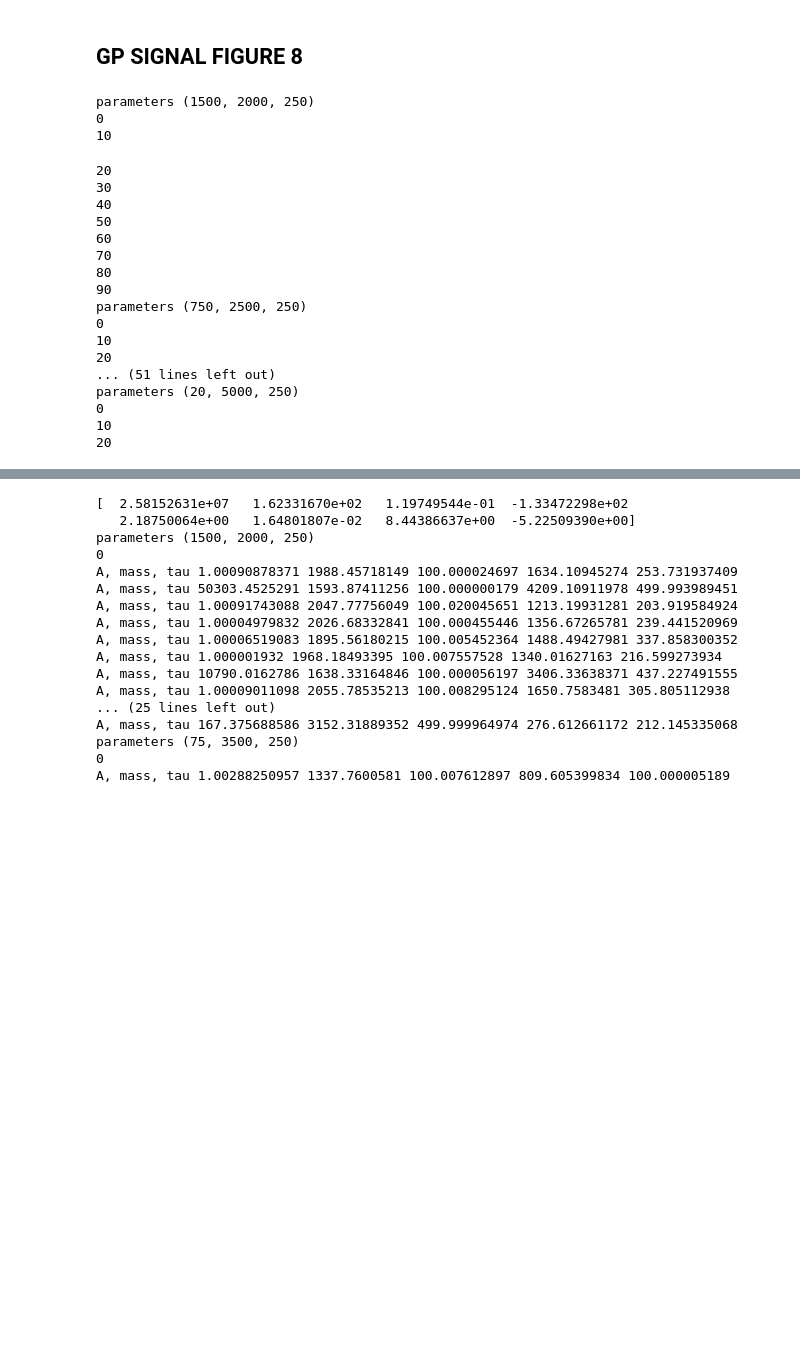
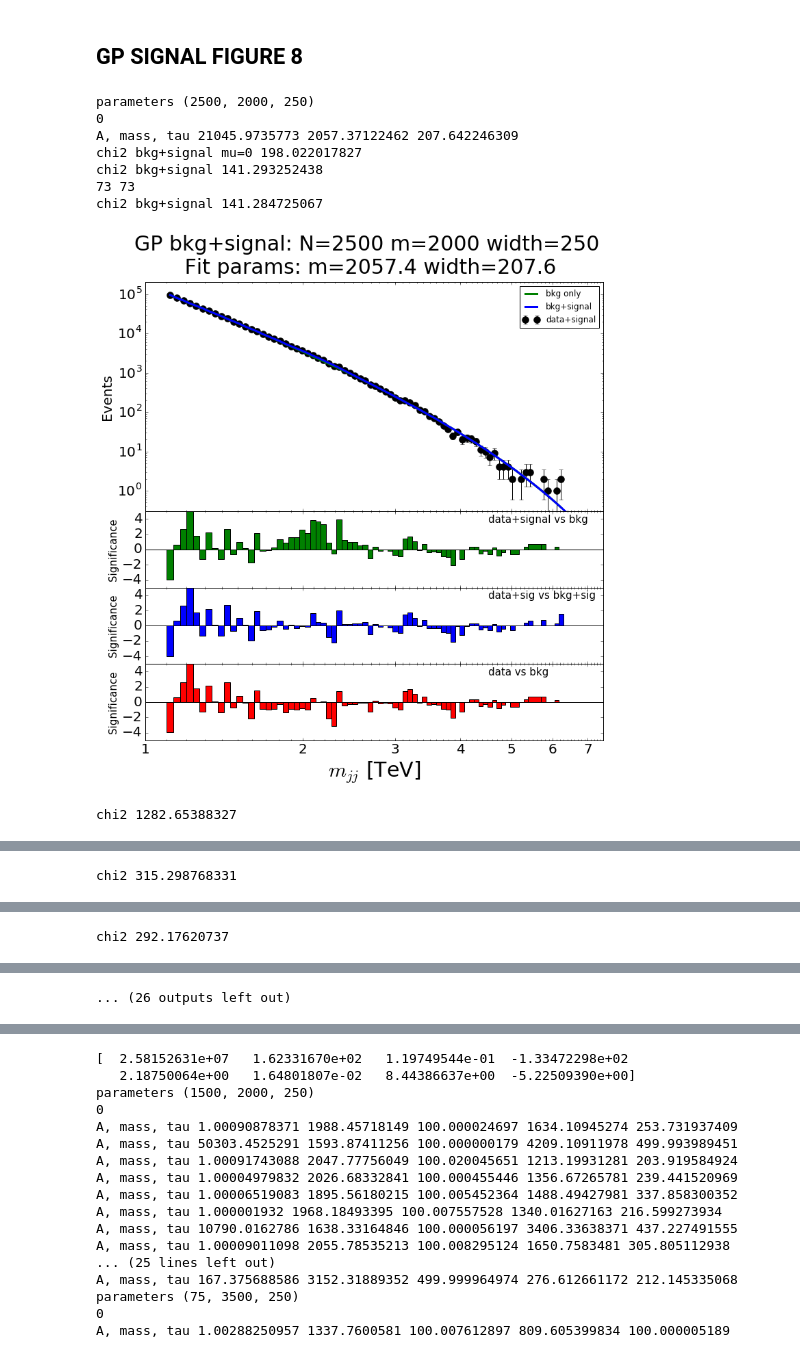
Before and after one commit to mfrate28/GP_Paper, a Jupyter notebook: GP-Signal.ipynb, the cells around one changed output, grey strips where cells are left out. Saved outputs shown, nothing was run; the diff lists cells and outputs as text; code cells hidden in the pictures; blank space fills up the shorter version.

```diff
--- a/GP-Signal.ipynb
+++ b/GP-Signal.ipynb
@@ -143,16 +152,18 @@ def makePrettyPlots_sb(xs_long, xs_short, ys_long, ys_short, yd_short, bkgs, bkg
     #print h1[:]
     rplt.bar(h1, xerr=None, yerr=None, axes=ax2)
     ax2.axhline(0, color='black', lw=1)
-    ax2.set_ylabel('Significance', fontsize=20)
+    ax2.set_ylabel('Significance', fontsize=15)
     ax2.set_xscale('log')
     ax2.tick_params(axis='y', labelsize=20)
     ax2.set_xlim([1000, 7500])
     ax2.set_ylim([-5, 5])
+    ax2.annotate("data+signal vs bkg",(4520,3.5), fontsize=15)
+
     #ax2.set_ylim([-2, 8])
 
     zvals_2, chi2_2 = calcSignificance(ys_long, bkgsigs)
     print "chi2 bkg+signal", chi2_2
-    h2 = Hist(xlowO,markersize=0)
+    h2 = Hist(list(xlowO),markersize=0)
     for x in range(len(zvals_2)):
         if zvals_2[x] == np.inf or zvals_2[x] == -np.inf: h2[x] = 20
         else: h2[x] = zvals_2[x]
@@ -164,12 +175,13 @@ def makePrettyPlots_sb(xs_long, xs_short, ys_long, ys_short, yd_short, bkgs, bkg
     rplt.bar(h2, xerr=None, yerr=None, axes=ax3)
     ax3.axhline(0, color='black', lw=1)
     ax3.set_xlabel(r"$m_{jj}$ [TeV]", fontsize=30)
-    ax3.set_ylabel('Significance', fontsize=20)
+    ax3.set_ylabel('Significance', fontsize=15)
     ax3.set_xscale('log')
     ax3.tick_params(axis='y', labelsize=20)
     ax3.tick_params(axis='x', labelsize=20)
     ax3.set_ylim([-5, 5])
     ax3.set_xlim([1000, 7500])
+    ax3.annotate("data+sig vs bkg+sig",(4520,3.5), fontsize=15)
 
     print len(yd_short), len(bkgs)
     zvals_3, chi2_3 = calcSignificance(yd_short, bkgs)
@@ -186,12 +198,13 @@ def makePrettyPlots_sb(xs_long, xs_short, ys_long, ys_short, yd_short, bkgs, bkg
     rplt.bar(h3, xerr=None, yerr=None, axes=ax4)
     ax4.axhline(0, color='black', lw=1)
     ax4.set_xlabel(r"$m_{jj}$ [TeV]", fontsize=30)
-    ax4.set_ylabel('Significance', fontsize=20)
+    ax4.set_ylabel('Significance', fontsize=15)
     ax4.set_xscale('log')
     ax4.tick_params(axis='y', labelsize=20)
     ax4.tick_params(axis='x', labelsize=20)
     ax4.set_ylim([-5, 5])
     ax4.set_xlim([1000, 7500])
+    ax4.annotate("data vs bkg",(4520,3.5), fontsize=15)
 
     ax4.set_xticks([1000, 2000, 3000, 4000, 5000, 6000, 7000])
     ax4.get_xaxis().set_major_formatter(matplotlib.ticker.ScalarFormatter())
@@ -207,8 +220,8 @@ def makePrettyPlots_sb(xs_long, xs_short, ys_long, ys_short, yd_short, bkgs, bkg
 def makePrettyPlots_signalOnly(xs, ys, bkgs, title, ymax = 2e5):
     f, (ax1, ax2) = plt.subplots(2, sharex=True, figsize=(12,12), gridspec_kw = {'height_ratios':[3, 1]})
     f.suptitle(title, fontsize=30)
-    dataPlot = ax1.errorbar(xs, ys, marker='o', ls='None', yerr = np.sqrt(ys), c='black', markersize=10, label="data+signal")
-    bkgPlot, =ax1.plot(xs, bkgs, color='g', linewidth=3.0, label="bkg only")
+    dataPlot = ax1.errorbar(xs, ys, marker='o', ls='None', yerr = np.sqrt(ys), c='black', markersize=10, label="injected signal")
+    bkgPlot, =ax1.plot(xs, bkgs, color='g', linewidth=3.0, label="signal fit")
     ax1.legend()
     ax1.set_ylabel('Events', fontsize=20)
     ax1.tick_params(axis='y', labelsize=20)
@@ -221,7 +234,7 @@ def makePrettyPlots_signalOnly(xs, ys, bkgs, title, ymax = 2e5):
     #bin by bin significance
     zvals, chi2 = calcSignificance(ys, bkgs)
     print "chi2", chi2
-    h1 = Hist(xlowO,markersize=0)
+    h1 = Hist(list(xlowO),markersize=0)
     for x in range(len(zvals)):
         if zvals[x] == np.inf or zvals[x] == -np.inf: h1[x] = 20
         else: h1[x] = zvals[x]
@@ -315,6 +328,7 @@ chi_GP_sb={}
 aa={}
 mm={}
 ww={}
+#standardParamSets = [(75, 3500, 250)]
 for pSet in standardParamSets:
     n, m, w = pSet
     print "parameters", pSet
@@ -325,16 +339,23 @@ for pSet in standardParamSets:
     aa[m]=[]
     mm[m]=[]
     ww[m]=[]
-    for itoy, toy in enumerate(toyList[:100]):
-        if itoy%10 ==0: print itoy
+    for itoy, toy in enumerate(toyList[:10]):
+        if itoy%100 ==0: print itoy
 
         ytoy, xtoy, xtoyerr = removeZeros(toy)
         xtoylow = list(xtoy-xtoyerr/2.)
 
-        signalTemplate = sigToys[()][m][itoy]
+
+        signalTemplate = sig_model(xtoy, n, m, w, xtoyerr)
+        signalTemplate = np.random.poisson(np.around(signalTemplate))
+
+        signalTemplateO = sig_model(xvalO, n, m, w, xerrO)
+        signalTemplateO = np.random.poisson(np.around(signalTemplateO))
+
+        #signalTemplate = sigToys[()][m][itoy]
         ydata = ytoy + signalTemplate
 
-        signalTemplateO = sigToysO[()][m][itoy]
+        #signalTemplateO = sigToysO[()][m][itoy]
         ydataO = toy + signalTemplateO
 
 
@@ -349,56 +370,46 @@ for pSet in standardParamSets:
         aa[m].append(A)
         mm[m].append(mass)
         ww[m].append(tau)
-        #print "A, mass, tau", A, mass, tau
+        print "A, mass, tau", A, mass, tau
         kernel2 = A * ExpSquaredCenteredKernel(m = mass, t = tau)
         kernel1 = Amp * MyDijetKernelSimp(a = decay, b = length, c = power, d=sub)
 
         kernel = kernel1 + kernel2
         gp = george.GP(kernel)
         gp.compute(xtoy, np.sqrt(ydata))
         meanGPp = gp.predict( ydata - model_gp((p0,p1,p2),xtoy, xtoyerr), xvalO)[0]
         meanGP = meanGPp + model_3param(xvalO,(p0,p1,p2),xerrO)
 
         gp2 = george.GP(kernel)
         gp2.compute(xtoy, np.sqrt(ydata))
         K1 = kernel1.get_value(np.atleast_2d(xtoy).T)
         mu1 = np.dot(K1, gp2.solver.apply_inverse(ydata- model_gp((p0,p1,p2),xtoy, xtoyerr))) + model_3param(xtoy, (p0,p1, p2), xtoyerr)
         K2 = kernel2.get_value(np.atleast_2d(xtoy).T)
         mu2 = np.dot(K2, gp2.solver.apply_inverse(ydata- model_gp((p0,p1,p2),xtoy, xtoyerr)))
 
 
         zvalsig, chi2sig = calcSignificance(signalTemplate, mu2)
         zvalsb, chi2sb = calcSignificance(ydataO, meanGP)
         zvalbkg, chi2bkg = calcSignificance(ytoy, mu1)
         chi_GP_sig[m].append(chi2sig)
         chi_GP_sb[m].append(chi2sb)
         chi_GP_bkg[m].append(chi2bkg)
 
 
+        if itoy%10 ==0:
+            label="GP bkg+signal: N="+str(n)+" m="+str(m)+" width="+str(w) + "\n Fit params:"+" m="+str(round(mass,1))+" width="+str(round(tau,1))
+            makePrettyPlots_sb(xvalO, xtoy, ydataO, ydata, ytoy, mu1, meanGP, xtoylow, label)
 
-   # label="GP bkg+signal: N="+str(n)+" m="+str(m)+" width="+str(w) + "\n Fit params:"+" m="+str(round(mass,1))+" width="+str(round(tau,1))
-   # makePrettyPlots_sb(xvalO, xtoy, ydataO, ydata, ytoy, mu1, meanGP, xtoylow, label)
 
-   # label="Signal only: N="+str(n)+" m="+str(m)+" width="+str(w) + "\n Fit params:"+" m="+str(round(mass,1))+" width="+str(round(tau,1))
-   # makePrettyPlots_signalOnly(xtoy, signalTemplate, mu2, label, n)
+            label="Signal only: N="+str(n)+" m="+str(m)+" width="+str(w) + "\n Fit params:"+" m="+str(round(mass,1))+" width="+str(round(tau,1))
+            makePrettyPlots_signalOnly(xtoy, signalTemplate, mu2, label, n)
 # %% [output]
-parameters (1500, 2000, 250)
+parameters (2500, 2000, 250)
 0
-10
+A, mass, tau 21045.9735773 2057.37122462 207.642246309
+chi2 bkg+signal mu=0 198.022017827
+chi2 bkg+signal 141.293252438
+73 73
+chi2 bkg+signal 141.284725067
+[figure, added]
-20
-30
-40
-50
-60
-70
-80
-90
-parameters (750, 2500, 250)
-0
-10
-20
-... (51 lines left out)
-parameters (20, 5000, 250)
-0
-10
-20
+chi2 1282.65388327
@@ -421,0 +434 @@ parameters (15, 5500, 250)
+chi2 315.298768331
@@ -421,0 +453 @@ parameters (15, 5500, 250)
+chi2 292.17620737
@@ -422,3 +455,4 @@ parameters (15, 5500, 250)
+... (26 outputs left out)
 # %%
 for pSet in standardParamSets:
     n, m, w = pSet
```
Also changed, not shown: parts of 5 cells of this notebook, 6 other files.
